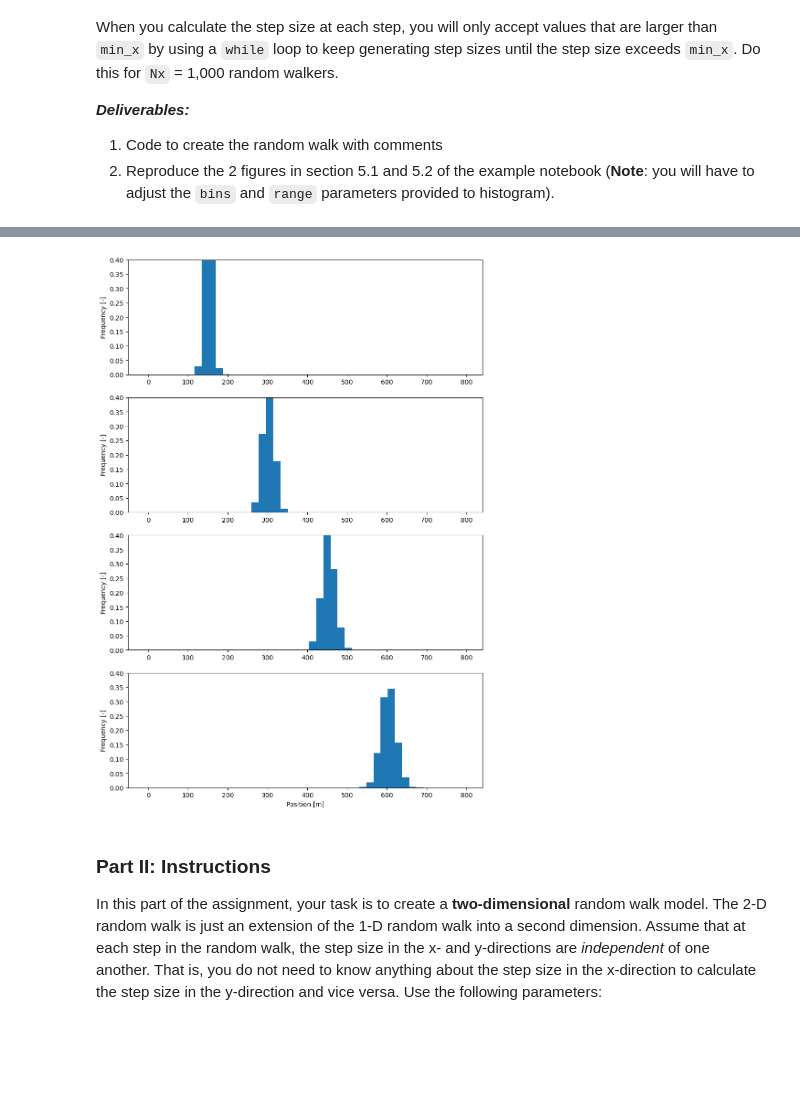
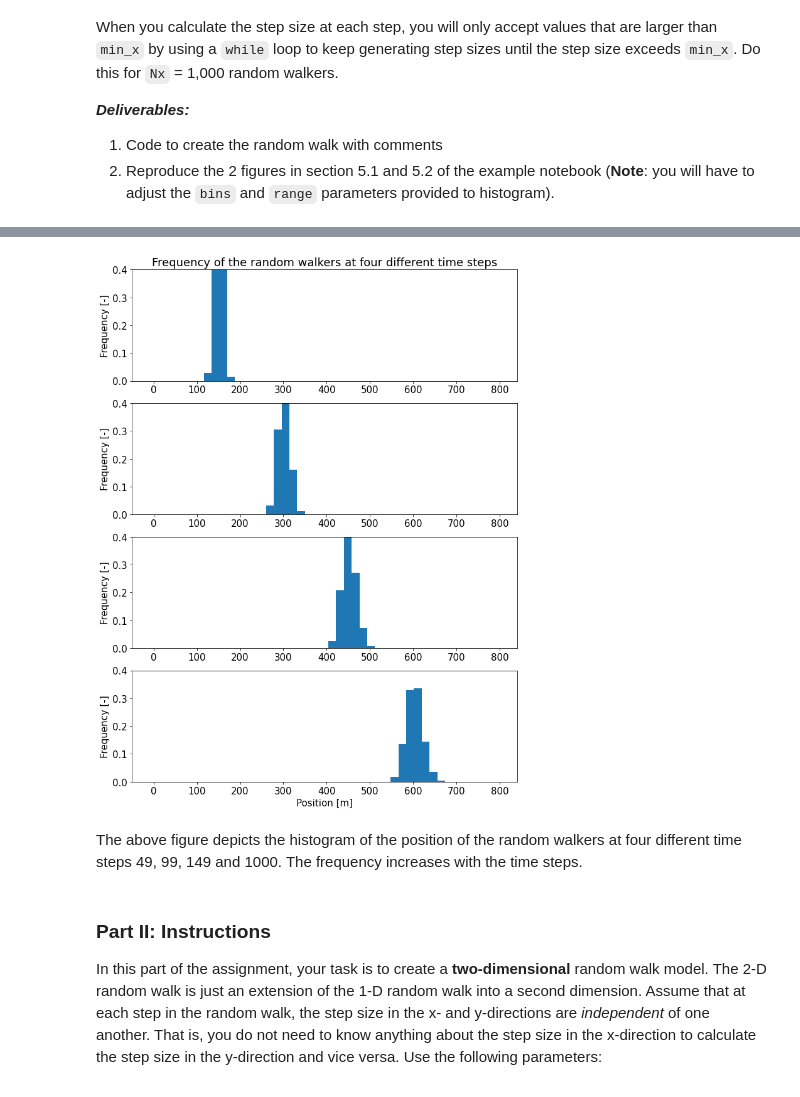
Before and after one commit to yao24/geos518-fall-2021, a Jupyter notebook: mod01/mod01-Assignment.ipynb, the cells around one changed output, grey strips where cells are left out. Cells and saved outputs as stored; diff of their text form; code cells hidden in the pictures; blank space fills up the shorter version.

```diff
--- a/mod01/mod01-Assignment.ipynb
+++ b/mod01/mod01-Assignment.ipynb
@@ -59,16 +59,18 @@ for i in np.arange(Nt):
             # If at a subsequent time step, the initial position was the position at the previous time step
             X[i,j] = X[i-1,j] + x_i
 # %%
-mean_X = np.mean(X,axis=1)   # Calculate the average distance of all walkers through time
-std_X = np.std(X,axis=1)     # Calculate the standard deviation of all walkers through time
+plt.rcParams.update({'font.size': 15})       # Change the font size for the figure
+mean_X = np.mean(X,axis=1)                   # Calculate the average distance of all walkers through time
+std_X = np.std(X,axis=1)                     # Calculate the standard deviation of all walkers through time
 
-plt.figure(figsize=(16,10))  # Create a figure and make it 16" wide x 10" tall
+plt.figure(figsize=(12,9))                   # Create a figure and make it 12" wide x 19" tall
 
 plt.plot(np.arange(Nt),X,'g-')               # Plot x vs i (created using np.arange(Nt)) as a blue line
-plt.plot(np.arange(Nt),mean_X,'r-')
-plt.plot(np.arange(Nt),mean_X + std_X, 'r--')
-plt.plot(np.arange(Nt),mean_X - std_X, 'r--')
-plt.xlabel('Number of Steps')
-plt.ylabel('Distance Traveled [m]')
+plt.plot(np.arange(Nt),mean_X,'r-')          # Plot the mean position as a red line
+plt.plot(np.arange(Nt),mean_X + std_X, 'r--')# Plot the range covered by one standard deviation above the mean
+plt.plot(np.arange(Nt),mean_X - std_X, 'r--')# Plot the range covered by one standard deviation below the mean
+plt.xlabel('Number of Steps')                # Label of the x-axis
+plt.ylabel('Distance Traveled [m]')          # Label of the y-axis
+plt.title('One dimesional random walk')      # Title
 plt.show()
 # %% [output]
@@ -76,33 +80,37 @@ plt.show()
 # %%
-x_50, be_50 = np.histogram(X[49,:], bins=45, range=(-10.0,800))
-x_100, be_100 = np.histogram(X[99,:], bins=45, range=(-10.0,800))
-x_150, be_150 = np.histogram(X[149,:], bins=45, range=(-10.0,800))
-x_200, be_200 = np.histogram(X[-1,:], bins=45, range=(-10.0,800))
+plt.rcParams.update({'font.size': 15})            # Change the font size for the figure
 
-plt.figure(figsize=(10,15))
-plt.subplot(4,1,1)
-plt.bar((be_50[1:]+be_50[:-1])/2, (x_50/np.sum(x_50)), width=(be_50[1]-be_50[0]))
-plt.ylim((0.0,0.4))
-plt.ylabel('Frequency [-]')
+x_50, be_50 = np.histogram(X[49,:], bins=45, range=(-10.0,800))  # histogram of the random walkers at the 49 time step
+x_100, be_100 = np.histogram(X[99,:], bins=45, range=(-10.0,800))# histogram of the random walkers at the 99 time step
+x_150, be_150 = np.histogram(X[149,:], bins=45, range=(-10.0,800))# histogram of the random walkers at the 149 time step
+x_200, be_200 = np.histogram(X[-1,:], bins=45, range=(-10.0,800)) # histogram of the random walkers at the 1000 time step
 
-plt.subplot(4,1,2)
+plt.figure(figsize=(11,15))       # Create a figure and make it 11" wide x 15" tall
+plt.subplot(4,1,1)                # First subplot
+plt.bar((be_50[1:]+be_50[:-1])/2, (x_50/np.sum(x_50)), width=(be_50[1]-be_50[0])) # plot of the
+plt.ylim((0.0,0.4))               # Set the limit of y-axis
+plt.ylabel('Frequency [-]')       # Label of y-axis
+plt.title('Frequency of the random walkers at four different time steps')
+plt.subplot(4,1,2)                # Second subplot
 plt.bar((be_100[1:]+be_100[:-1])/2, (x_100/np.sum(x_100)), width=(be_100[1]-be_100[0]))
 plt.ylim((0.0,0.4))
-plt.ylabel('Frequency [-]')
+plt.ylabel('Frequency [-]')       # Label of y-axis
 
-plt.subplot(4,1,3)
+plt.subplot(4,1,3)                # Third subplot
 plt.bar((be_150[1:]+be_150[:-1])/2, (x_150/np.sum(x_150)), width=(be_150[1]-be_150[0]))
-plt.ylim((0.0,0.4))
-plt.ylabel('Frequency [-]')
+plt.ylim((0.0,0.4))               # Set the limit of y-axis
+plt.ylabel('Frequency [-]')       # Label of y-axis
 
-plt.subplot(4,1,4)
+plt.subplot(4,1,4)                # Fourth subplot
 plt.bar((be_200[1:]+be_200[:-1])/2, (x_200/np.sum(x_200)), width=(be_200[1]-be_200[0]))
-plt.ylim((0.0,0.4))
-plt.xlabel('Position [m]')
-plt.ylabel('Frequency [-]')
+plt.ylim((0.0,0.4))               # Set the limit of y-axis
+plt.xlabel('Position [m]')        # Label of x-axis
+plt.ylabel('Frequency [-]')       # Label of y-axis
 plt.show()
 # %% [output]
-[figure, old version]
+[figure, new version]
+# %% [markdown]
+The above figure depicts the histogram of the position of the random walkers at four different time steps 49, 99, 149 and 1000. The frequency increases with the time steps.
 # %% [markdown]
 ### Part II: Instructions
 
```
Also changed, not shown: parts of 6 cells of this notebook, 1 other file.
